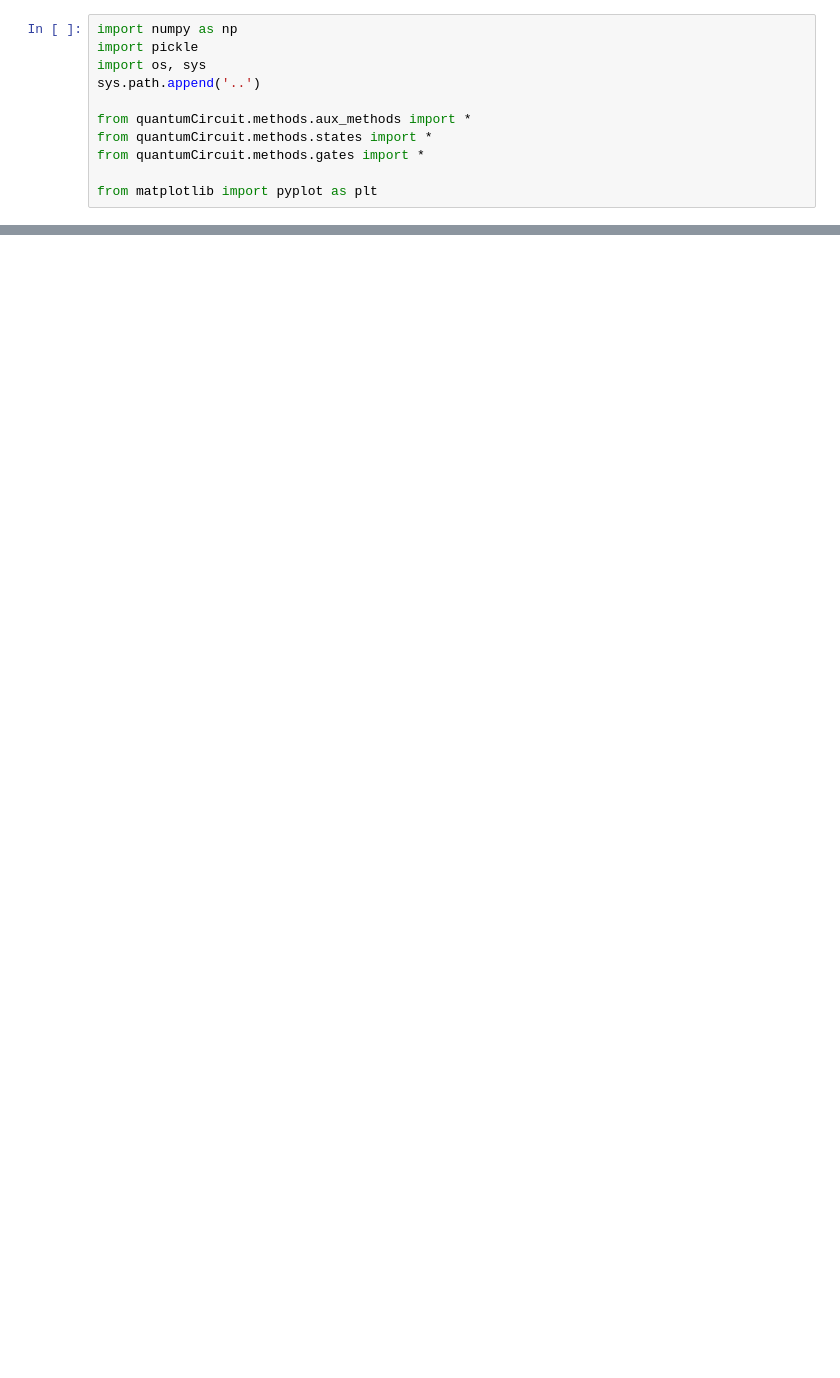
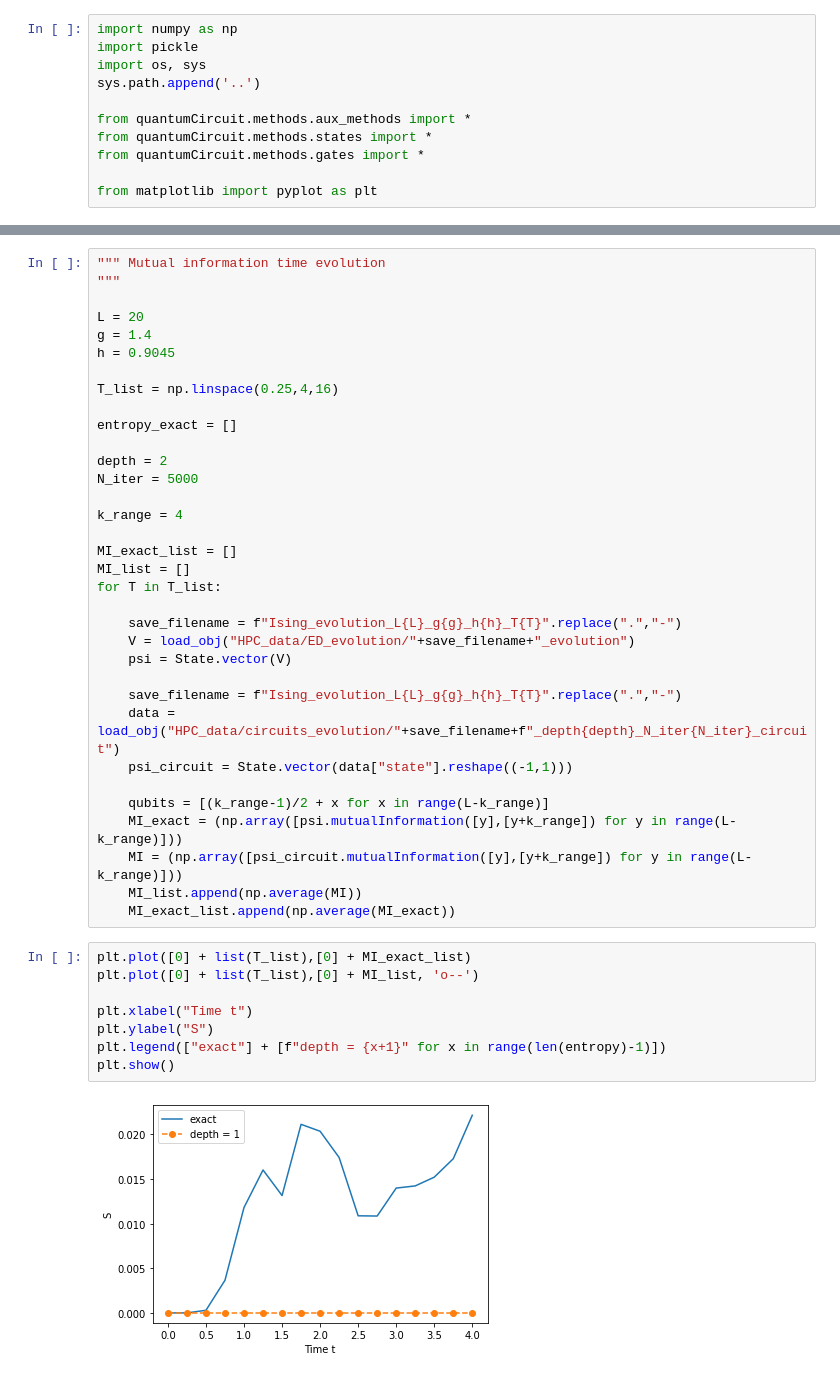
Before and after one commit to ShHsLin/complexity_and_entanglement, a Jupyter notebook: adam_tests/plot.ipynb, the cells around one changed output, grey strips where cells are left out. Drawn from its saved outputs; the diff is of its cells as text; blank space fills up the shorter version.

```diff
--- a/adam_tests/plot.ipynb
+++ b/adam_tests/plot.ipynb
@@ -41,0 +135,44 @@ UnpicklingError: invalid load key, 'v'.
+# %%
+""" Mutual information time evolution
+"""
+
+L = 20
+g = 1.4
+h = 0.9045
+
+T_list = np.linspace(0.25,4,16)
+
+entropy_exact = []
+
+depth = 2
+N_iter = 5000
+
+k_range = 4
+
+MI_exact_list = []
+MI_list = []
+for T in T_list:
+
+    save_filename = f"Ising_evolution_L{L}_g{g}_h{h}_T{T}".replace(".","-")
+    V = load_obj("HPC_data/ED_evolution/"+save_filename+"_evolution")
+    psi = State.vector(V)
+
+    save_filename = f"Ising_evolution_L{L}_g{g}_h{h}_T{T}".replace(".","-")
+    data = load_obj("HPC_data/circuits_evolution/"+save_filename+f"_depth{depth}_N_iter{N_iter}_circuit")
+    psi_circuit = State.vector(data["state"].reshape((-1,1)))
+
+    qubits = [(k_range-1)/2 + x for x in range(L-k_range)]
+    MI_exact = (np.array([psi.mutualInformation([y],[y+k_range]) for y in range(L-k_range)]))
+    MI = (np.array([psi_circuit.mutualInformation([y],[y+k_range]) for y in range(L-k_range)]))
+    MI_list.append(np.average(MI))
+    MI_exact_list.append(np.average(MI_exact))
+# %%
+plt.plot([0] + list(T_list),[0] + MI_exact_list)
+plt.plot([0] + list(T_list),[0] + MI_list, 'o--')
+
+plt.xlabel("Time t")
+plt.ylabel("S")
+plt.legend(["exact"] + [f"depth = {x+1}" for x in range(len(entropy)-1)])
+plt.show()
+# %% [output]
+[figure, added]
```
Also changed, not shown: parts of 12 cells of this notebook.
